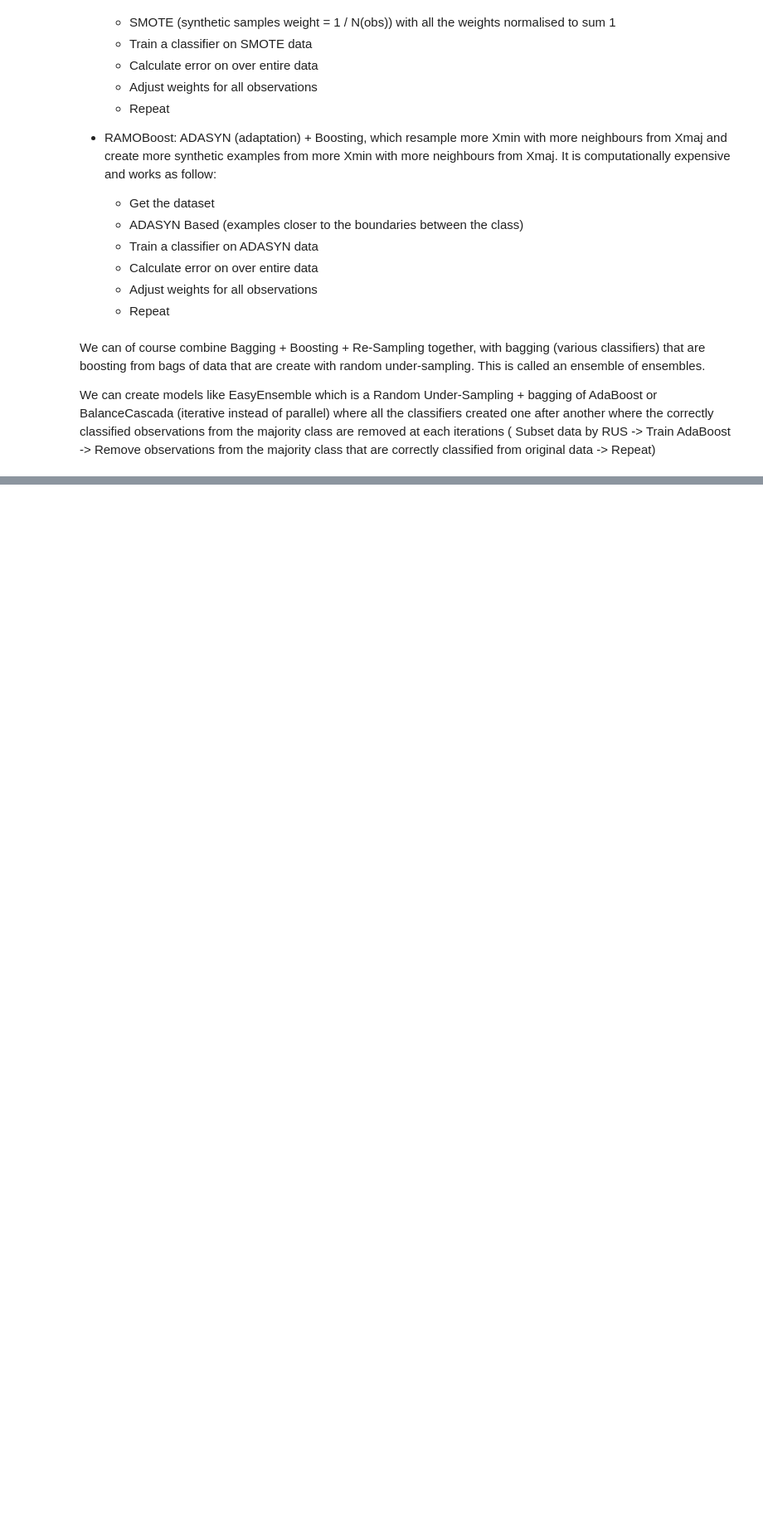
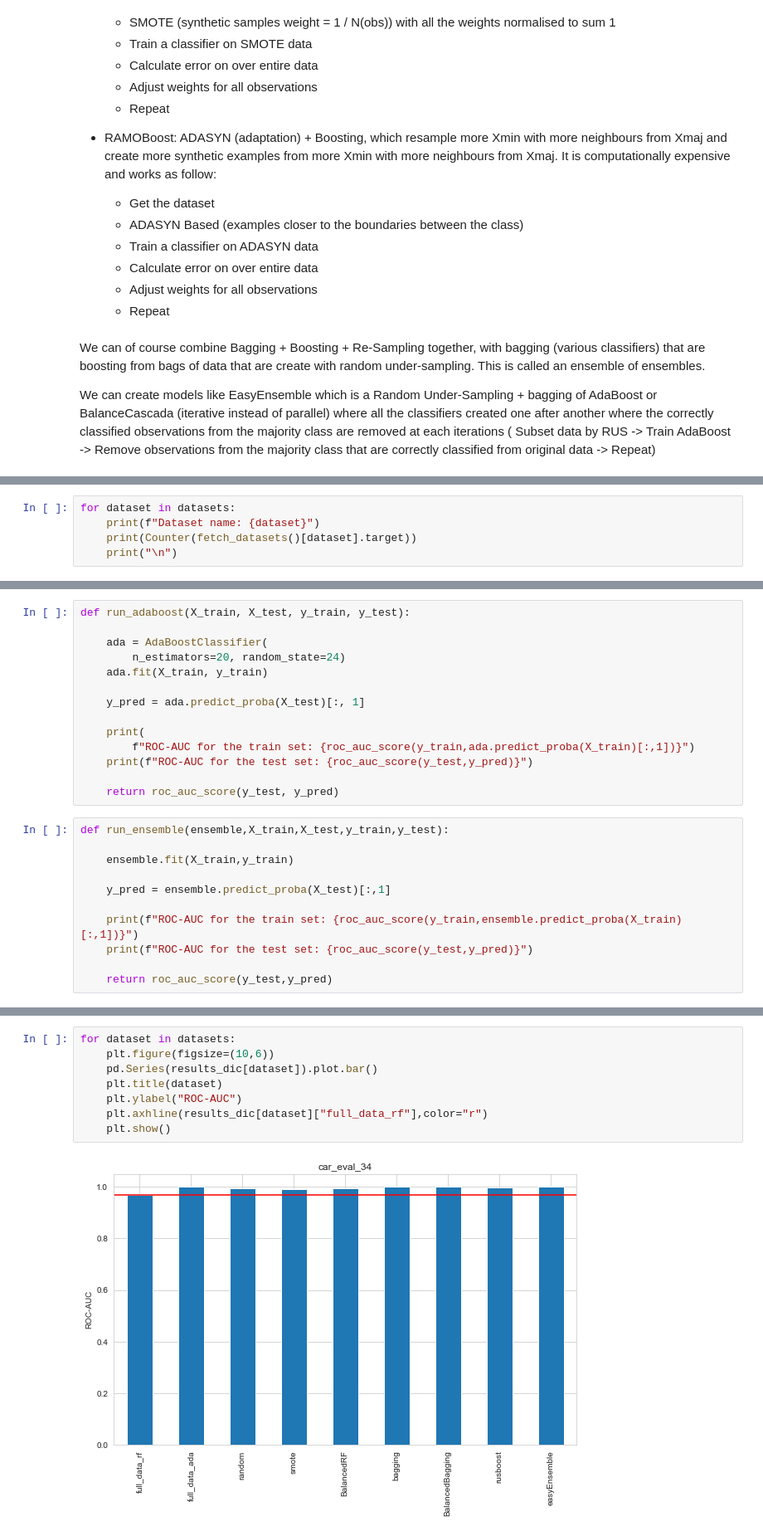
Before and after one commit to easypanda/deal-with-imbalance-data, a Jupyter notebook: Ensemble Methods.ipynb, the cells around one changed output, grey strips where cells are left out. Shown at 83% size. Cells and saved outputs as stored; diff of their text form; blank space fills up the shorter version.

Commit message:
Ensemble Methods done

```diff
--- a/Ensemble Methods.ipynb
+++ b/Ensemble Methods.ipynb
@@ -61,0 +164,5 @@ We can create models like EasyEnsemble which is a Random Under-Sampling + baggin
+# %%
+for dataset in datasets:
+    print(f"Dataset name: {dataset}")
+    print(Counter(fetch_datasets()[dataset].target))
+    print("\n")
@@ -61,0 +202,25 @@ We can create models like EasyEnsemble which is a Random Under-Sampling + baggin
+# %%
+def run_adaboost(X_train, X_test, y_train, y_test):
+
+    ada = AdaBoostClassifier(
+        n_estimators=20, random_state=24)
+    ada.fit(X_train, y_train)
+
+    y_pred = ada.predict_proba(X_test)[:, 1]
+
+    print(
+        f"ROC-AUC for the train set: {roc_auc_score(y_train,ada.predict_proba(X_train)[:,1])}")
+    print(f"ROC-AUC for the test set: {roc_auc_score(y_test,y_pred)}")
+
+    return roc_auc_score(y_test, y_pred)
+# %%
+def run_ensemble(ensemble,X_train,X_test,y_train,y_test):
+
+    ensemble.fit(X_train,y_train)
+
+    y_pred = ensemble.predict_proba(X_test)[:,1]
+
+    print(f"ROC-AUC for the train set: {roc_auc_score(y_train,ensemble.predict_proba(X_train)[:,1])}")
+    print(f"ROC-AUC for the test set: {roc_auc_score(y_test,y_pred)}")
+
+    return roc_auc_score(y_test,y_pred)
@@ -61,0 +308,10 @@ We can create models like EasyEnsemble which is a Random Under-Sampling + baggin
+# %%
+for dataset in datasets:
+    plt.figure(figsize=(10,6))
+    pd.Series(results_dic[dataset]).plot.bar()
+    plt.title(dataset)
+    plt.ylabel("ROC-AUC")
+    plt.axhline(results_dic[dataset]["full_data_rf"],color="r")
+    plt.show()
+# %% [output]
+[figure, added]
```
Also changed, not shown: parts of 10 cells of this notebook.
